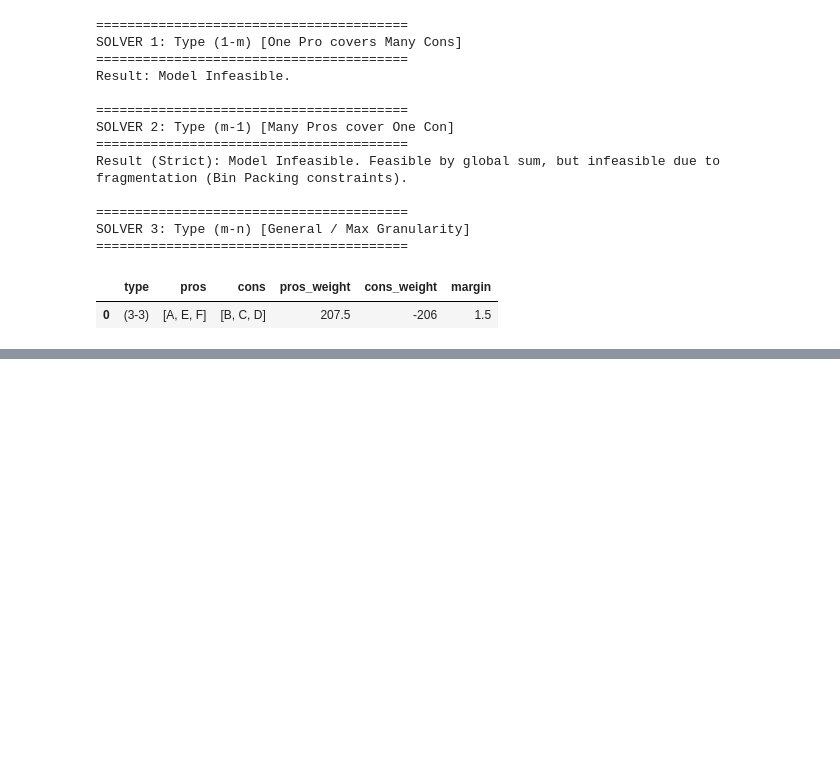
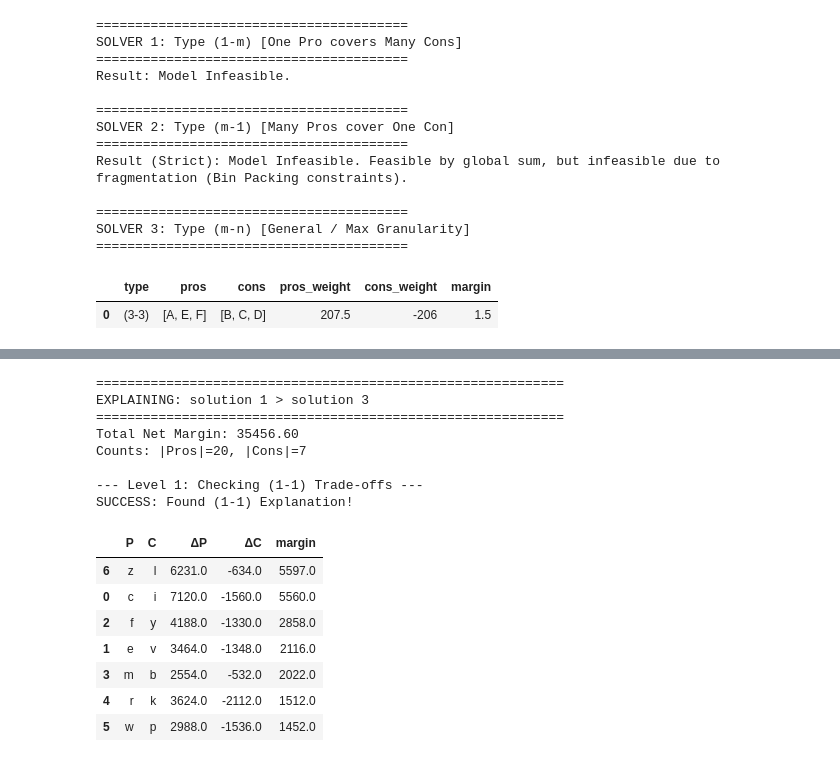
Before and after one commit to britofelipe/projet-sdp, a Jupyter notebook: main.ipynb, the cells around one changed output, grey strips where cells are left out. Drawn from its saved outputs; the diff is of its cells as text; code cells hidden in the pictures; blank space fills up the shorter version.

```diff
--- a/main.ipynb
+++ b/main.ipynb
@@ -1346,0 +1522,20 @@ SOLVER 3: Type (m-n) [General / Max Granularity]
+# %%
+# 2. Solution 1 vs Solution 3
+explain_comparison_cascade("solution 1", "solution 3", df_scores_27, weights_27, criteria_27)
+# %% [output]
+============================================================
+EXPLAINING: solution 1 > solution 3
+============================================================
+Total Net Margin: 35456.60
+Counts: |Pros|=20, |Cons|=7
+
+--- Level 1: Checking (1-1) Trade-offs ---
+SUCCESS: Found (1-1) Explanation!
+|  | P | C | ΔP | ΔC | margin |
+| 6 | z | l | 6231.0 | -634.0 | 5597.0 |
+| 0 | c | i | 7120.0 | -1560.0 | 5560.0 |
+| 2 | f | y | 4188.0 | -1330.0 | 2858.0 |
+| 1 | e | v | 3464.0 | -1348.0 | 2116.0 |
+| 3 | m | b | 2554.0 | -532.0 | 2022.0 |
+| 4 | r | k | 3624.0 | -2112.0 | 1512.0 |
+| 5 | w | p | 2988.0 | -1536.0 | 1452.0 |
```
Also changed, not shown: parts of 13 cells of this notebook.
